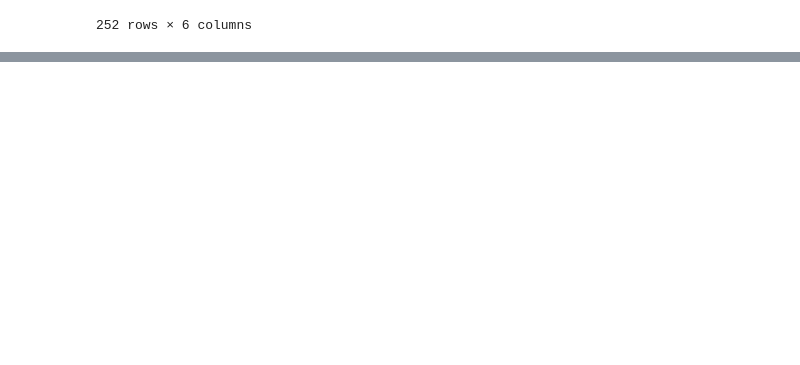
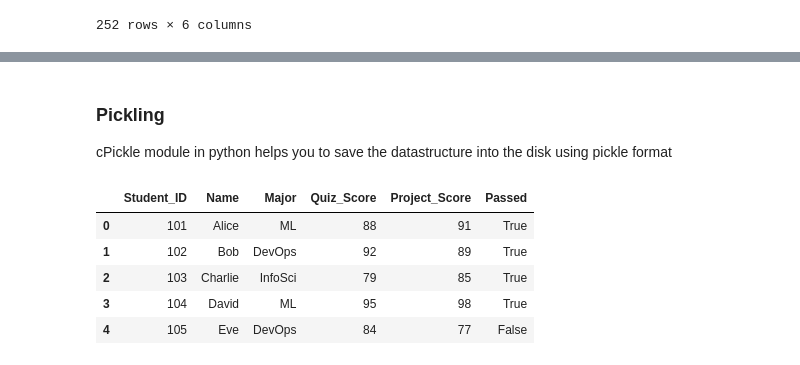
Before and after one commit to Lucifer970901/python_fundamentals, a Jupyter notebook: pandas.ipynb, the cells around one changed output, grey strips where cells are left out. Drawn from its saved outputs; the diff is of its cells as text; code cells hidden in the pictures; blank space fills up the shorter version.

```diff
--- a/pandas.ipynb
+++ b/pandas.ipynb
@@ -597,0 +600,16 @@ dfs[0]
+# %%
+#let's create athe sample excel file
+import pandas as pd
+data = {
+    'Student_ID': [101, 102, 103, 104, 105],
+    'Name': ['Alice', 'Bob', 'Charlie', 'David', 'Eve'],
+    'Major': ['ML', 'DevOps', 'InfoSci', 'ML', 'DevOps'],
+    'Quiz_Score': [88, 92, 79, 95, 84],
+    'Project_Score': [91, 89, 85, 98, 77],
+    'Passed': [True, True, True, True, False]
+}
+df = pd.DataFrame(data)
+filename = "data/sample_excel.xlsx"
+df.to_excel(filename,index =False)
+df_excel = pd.read_excel(filename)
+df_excel.head()
@@ -597,0 +623,15 @@ dfs[0]
+# %% [markdown]
+### Pickling
+
+cPickle module in python helps you to save the datastructure into the disk using pickle format
+# %%
+df_excel.to_pickle('data/df_excel')
+df = pd.read_pickle('data/df_excel')
+df.head()
+# %% [output]
+|  | Student_ID | Name | Major | Quiz_Score | Project_Score | Passed |
+| 0 | 101 | Alice | ML | 88 | 91 | True |
+| 1 | 102 | Bob | DevOps | 92 | 89 | True |
+| 2 | 103 | Charlie | InfoSci | 79 | 85 | True |
+| 3 | 104 | David | ML | 95 | 98 | True |
+| 4 | 105 | Eve | DevOps | 84 | 77 | False |
```
Also changed, not shown: parts of 14 cells of this notebook, 22 other files.
